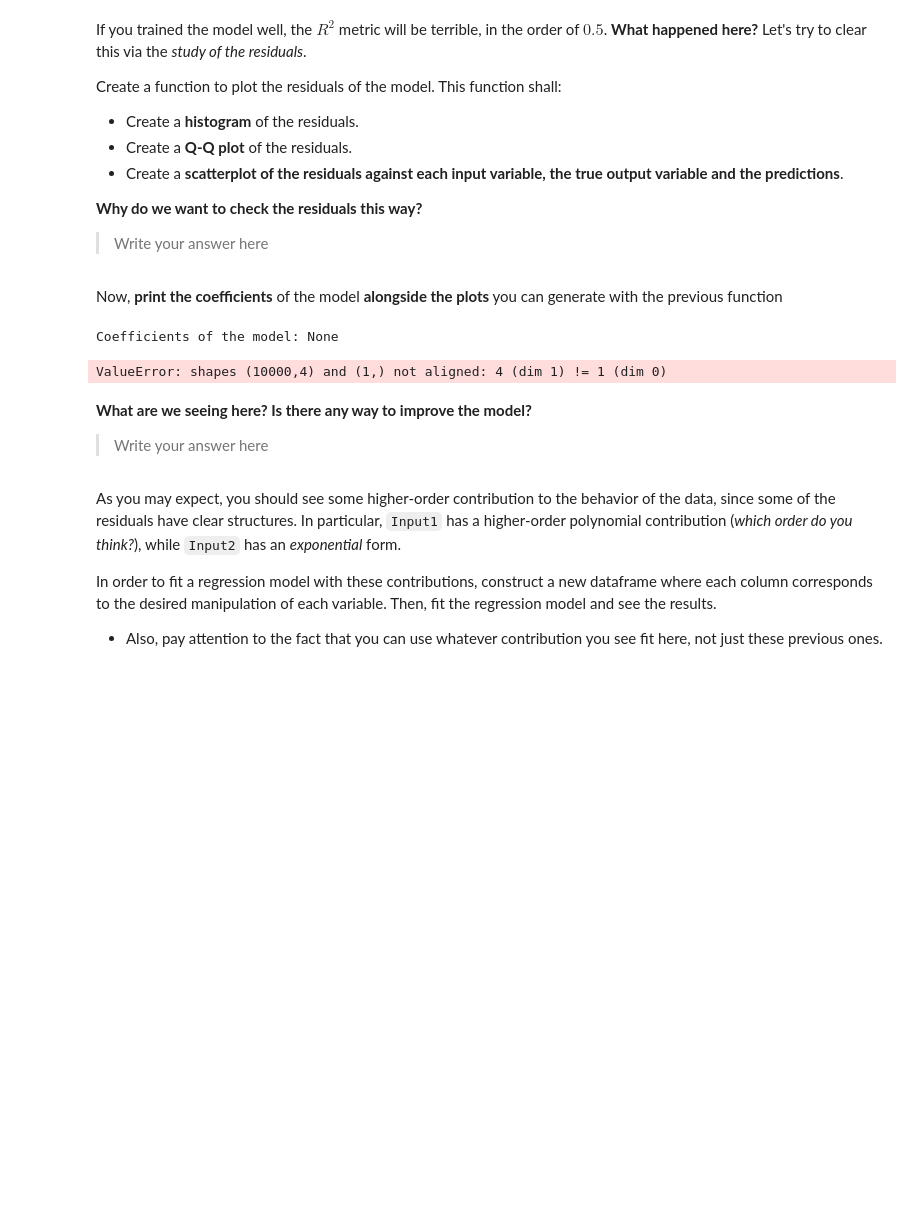
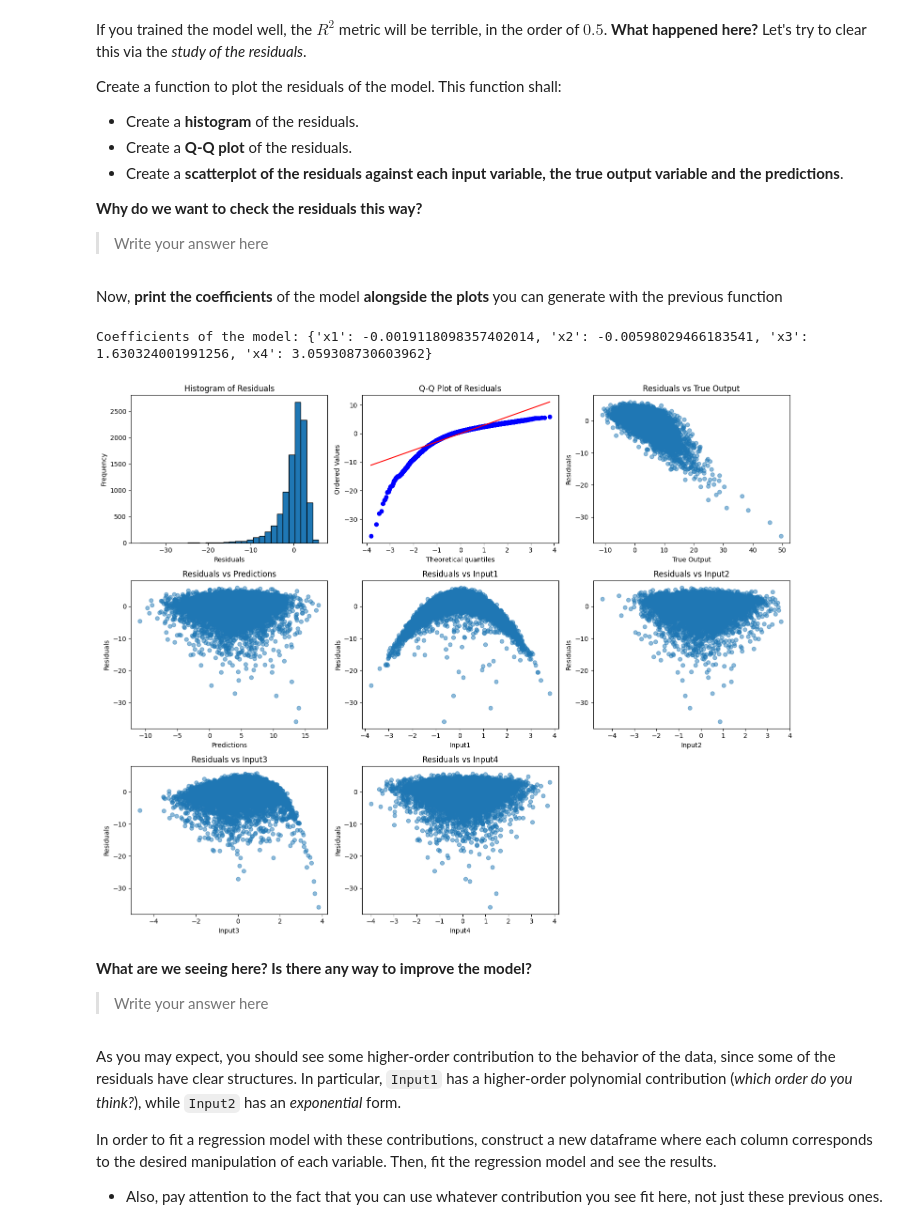
Before and after one commit to ICAI-IMAT-ML/p2-4-Onievaaaa, a Jupyter notebook: notebook/Lab_2_4_LR2.ipynb, the cells around one changed output. Drawn from its saved outputs; the diff is of its cells as text; code cells hidden in the pictures; blank space fills up the shorter version.

```diff
--- a/notebook/Lab_2_4_LR2.ipynb
+++ b/notebook/Lab_2_4_LR2.ipynb
@@ -75,6 +75,6 @@ In this case we will skip the preprocessing and go straight to the modelling pha
 # %%
 # TODO: Train linear regression model
 lin_reg = LinearRegressor()
-lin_reg.fit_multiple(X, y)
+lin_reg.fit(X, y)
 # %%
 # TODO: Obtain and print the regression performance metrics
@@ -106,7 +104,7 @@ def plot_residuals(data, output_column, prediction_column):
         prediction_column (str): The name of the prediction column.
     """
     # TODO: Calculate residuals
-    residuals = None
+    residuals =  data[prediction_column]- data[output_column]
 
     num_features = len(data.columns) - 2  # Exclude output and prediction columns
 
@@ -156,17 +154,17 @@ def plot_residuals(data, output_column, prediction_column):
 Now, **print the coefficients** of the model **alongside the plots** you can generate with the previous function
 # %%
 # TODO:  First, construct a dictionary of the coefficients to print them
-coef_dict ={}
-for i, coef in enumerate(linreg.coefficients):
-    coef_dict[f"x{i+1}"] = coef
-print(f"Coefficients of the model: {coef_dict}")
+dicc ={}
+for i, coef in enumerate(lin_reg.coefficients):
+    dicc[f"x{i+1}"] = coef
+print(f"Coefficients of the model: {dicc}")
 
 # Plot the residuals for the predictions
-data["Predictions"] = linreg.predict(X)
+data["Predictions"] = lin_reg.predict(X)
 plot_residuals(data, 'Output', 'Predictions')
 # %% [output]
-Coefficients of the model: None
+Coefficients of the model: {'x1': -0.0019118098357402014, 'x2': -0.00598029466183541, 'x3': 1.630324001991256, 'x4': 3.059308730603962}
-ValueError: shapes (10000,4) and (1,) not aligned: 4 (dim 1) != 1 (dim 0)
+[figure, added]
 # %% [markdown]
 **What are we seeing here? Is there any way to improve the model?**
 > Write your answer here
```
Also changed, not shown: parts of 7 cells of this notebook, 1 other file.
